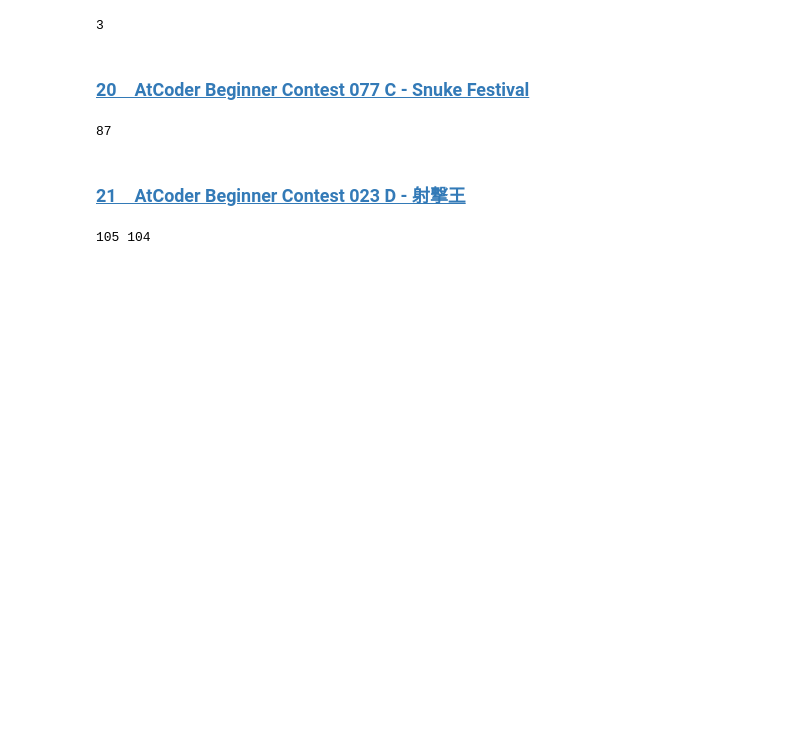
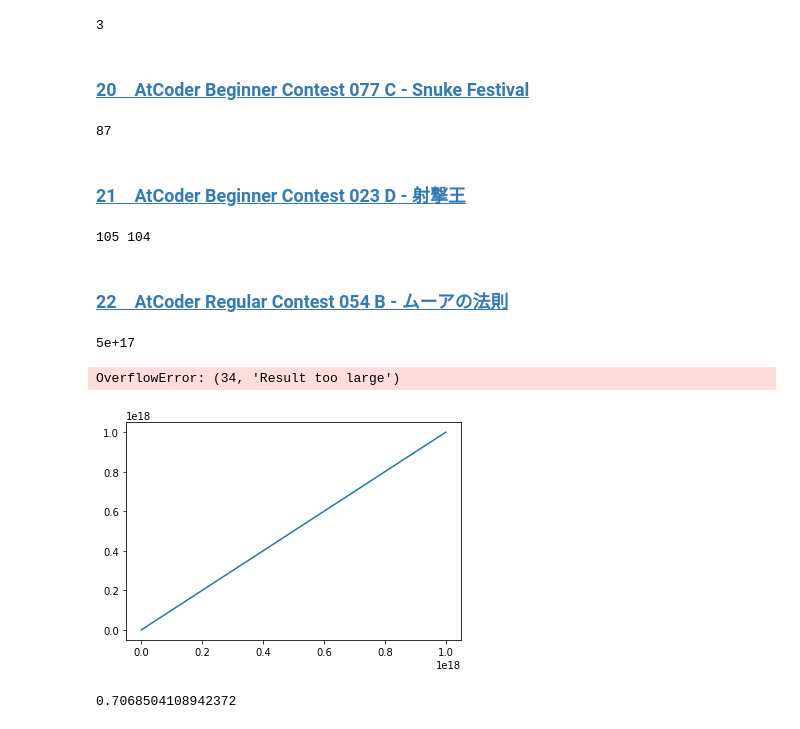
Before and after one commit to nszknao/comp-programming, a Jupyter notebook: qiita.ipynb, the cells around one changed output. Cells and saved outputs as stored; diff of their text form; code cells hidden in the pictures; blank space fills up the shorter version.

```diff
--- a/qiita.ipynb
+++ b/qiita.ipynb
@@ -585,3 +571,50 @@ while right - left > 1:
 print(right)
 # %% [output]
 105 104
+# %% [markdown]
+### [22　AtCoder Regular Contest 054 B - ムーアの法則](https://atcoder.jp/contests/arc054/tasks/arc054_b)
+# %%
+p = float(input())
+
+from scipy import integrate
+
+def check(x):
+    if x >= p:
+        return True
+    ret = integrate.quad(lambda x: 2**(x/1.5), 0, x)
+    return ret[0] >= p
+
+left = 0
+right = 10**18
+ret = right
+while right - left > 10**(-9):
+    mid = (left + right)/2
+    print(mid)
+    tmp = mid+p/(2**(mid/1.5))
+    if ret > tmp:
+        right = mid
+    else:
+        left = mid
+    ret = tmp
+
+print(right)
+# %% [output]
+5e+17
+OverflowError: (34, 'Result too large')
+# %%
+import numpy as np
+import matplotlib.pyplot as plt
+from scipy import optimize
+
+x = np.linspace(0,10**18,100)
+# plt.plot(x, np.power(2, x/1.5))
+# plt.plot(x, 2**(x/1.5))
+plt.plot(x, x+3.0/(2**(x/1.5)))
+
+a = optimize.brent(lambda x: x+3.0/(2**(x/1.5)))
+# %% [output]
+[figure, added]
+# %%
+a
+# %% [output]
+0.7068504108942372
```
Also changed, not shown: parts of 1 cell of this notebook, 1 other file.
